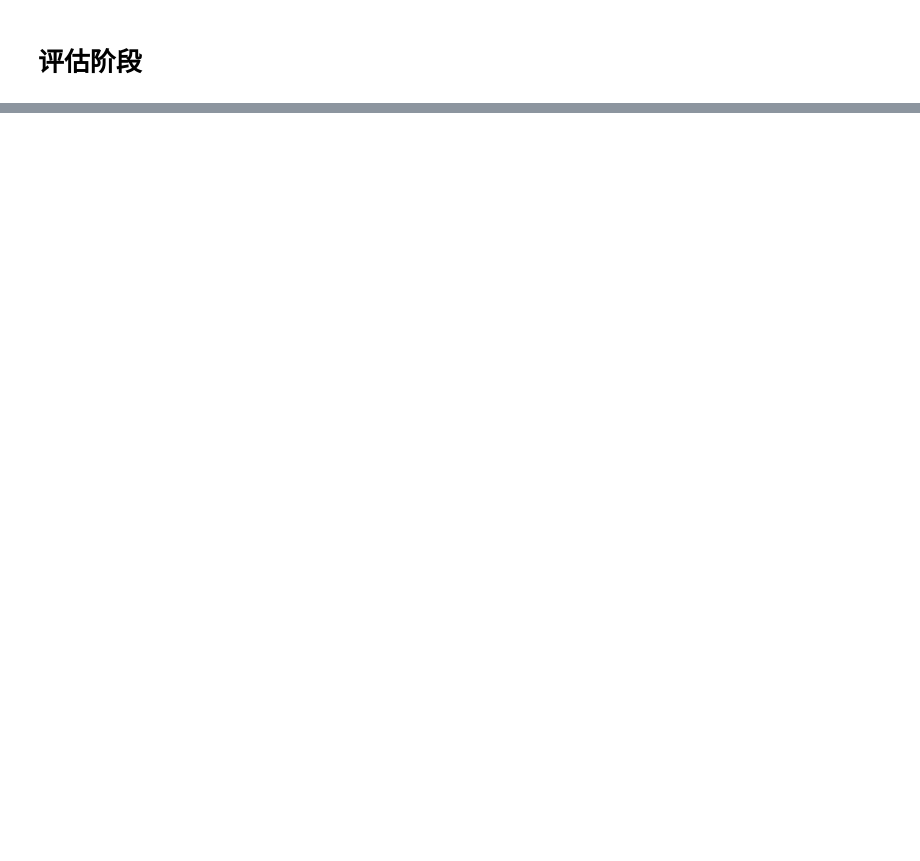
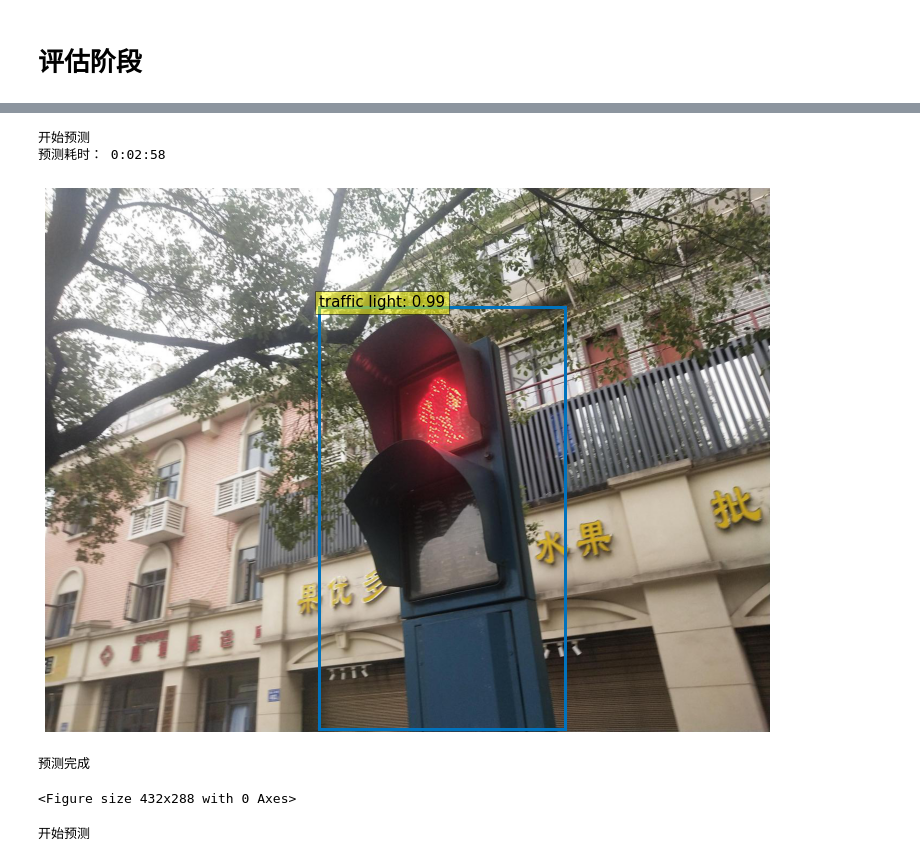
Before and after one commit to qiyuqianxai/Detr-outdoor, a Jupyter notebook: predict.ipynb, the cells around one changed output, grey strips where cells are left out. Cells and saved outputs as stored; diff of their text form; code cells hidden in the pictures; blank space fills up the shorter version.

```diff
--- a/predict.ipynb
+++ b/predict.ipynb
@@ -329,0 +360,16 @@ img_predict(img_pth=r'LT15.jpg')
+# %%
+print("开始预测")
+img_predict(img_pth=r'MyDatasets/test/hld011.jpg')
+print("预测完成")
+# %% [output]
+开始预测
+预测耗时： 0:02:58
+[figure, added]
+预测完成
+<Figure size 432x288 with 0 Axes>
+# %%
+print("开始预测")
+img_predict(img_pth=r'MyDatasets/test/75.jpg')
+print("预测完成")
+# %% [output]
+开始预测
```
Also changed, not shown: parts of 20 cells of this notebook, 6 other files.
